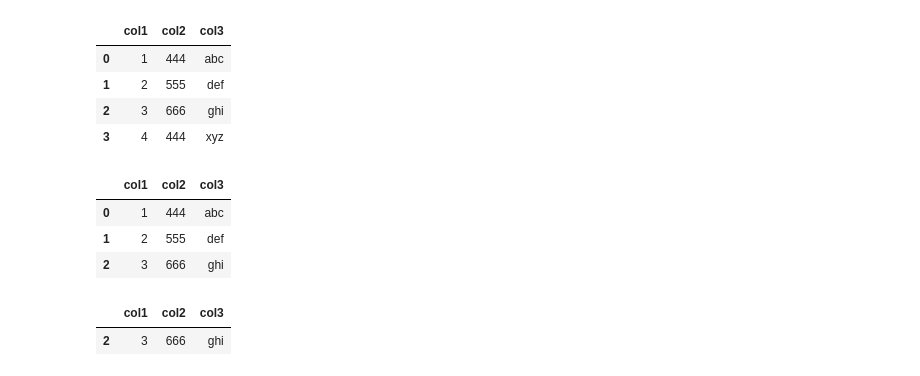
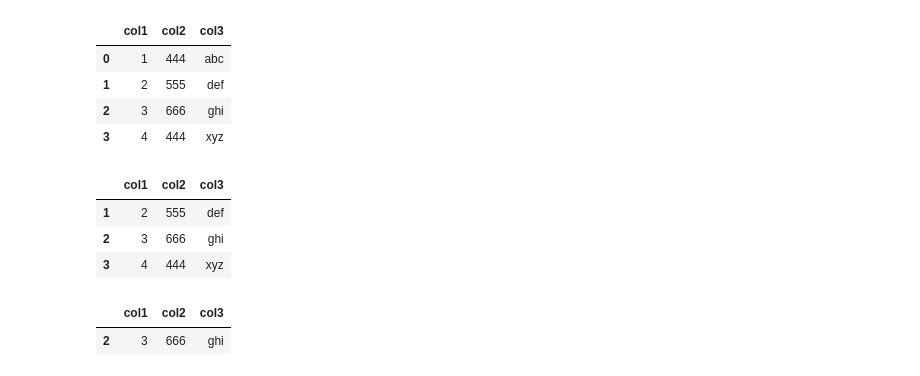
Before and after one commit to Abhinandan-Salagar/Python_Modules, a Jupyter notebook: Pandas/Operations.ipynb, the cells around one changed output. Drawn from its saved outputs; the diff is of its cells as text; code cells hidden in the pictures.

```diff
--- a/Pandas/Operations.ipynb
+++ b/Pandas/Operations.ipynb
@@ -44,13 +44,13 @@ df.head()
 | 3 | 4 | 444 | xyz |
 # %%
 df.drop_duplicates(subset="col2",
-                     keep="first", inplace=True)
+                     keep="last", inplace=True)
 df.head()
 # %% [output]
 |  | col1 | col2 | col3 |
-| 0 | 1 | 444 | abc |
 | 1 | 2 | 555 | def |
 | 2 | 3 | 666 | ghi |
+| 3 | 4 | 444 | xyz |
 # %%
 df.sample()
 # %% [output]
```
Also changed, not shown: parts of 13 cells of this notebook, 33 other files.
